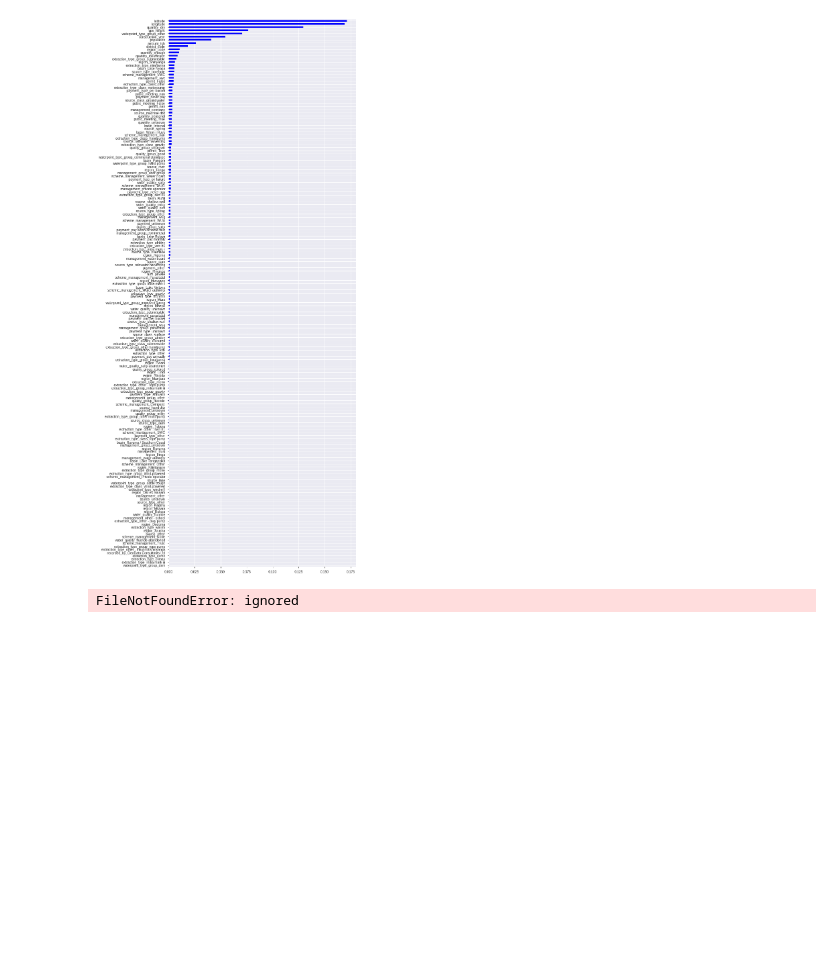
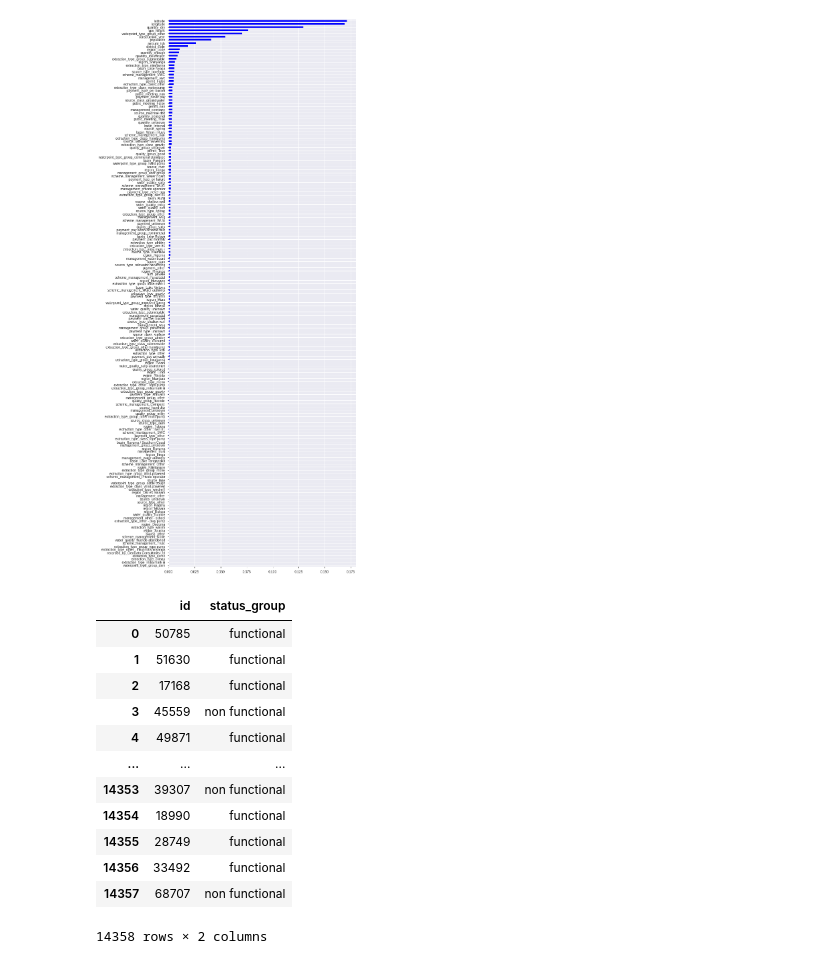
Before and after one commit to hyamynl619/DS-Unit-2-Kaggle-Challenge, a Jupyter notebook: module1-decision-trees/LS_DS_221_assignment.ipynb, the cells around one changed output. Saved outputs shown, nothing was run; the diff lists cells and outputs as text; code cells hidden in the pictures; blank space fills up the shorter version.

```diff
--- a/module1-decision-trees/LS_DS_221_assignment.ipynb
+++ b/module1-decision-trees/LS_DS_221_assignment.ipynb
@@ -296,10 +291,23 @@ importances.sort_values().plot.barh(color='blue')
 [figure]
 # %%
 y_pred = pipeline.predict(X_test)
-
-sample_submission = pd.read_csv('sample_submission.csv')
 submission = sample_submission.copy()
 submission['status_group'] = y_pred
-submission.to_csv('your-submission-filename.csv', index=False)
+filename = 'kaggle-waterpumps-submission-01.csv'
+submission.to_csv(filename, index=False)
-# %% [output]
-FileNotFoundError: ignored
+# %%
+submission
+# %% [output]
+|  | id | status_group |
+| 0 | 50785 | functional |
+| 1 | 51630 | functional |
+| 2 | 17168 | functional |
+| 3 | 45559 | non functional |
+| 4 | 49871 | functional |
+| ... | ... | ... |
+| 14353 | 39307 | non functional |
+| 14354 | 18990 | functional |
+| 14355 | 28749 | functional |
+| 14356 | 33492 | functional |
+| 14357 | 68707 | non functional |
+14358 rows × 2 columns
```
Also changed, not shown: parts of 4 cells of this notebook.
